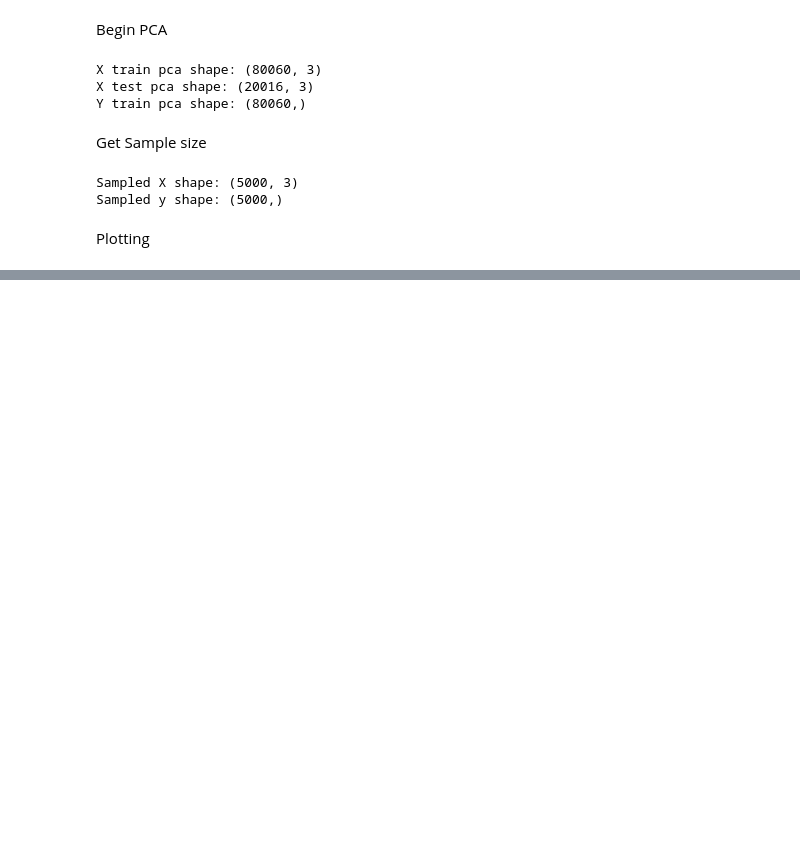
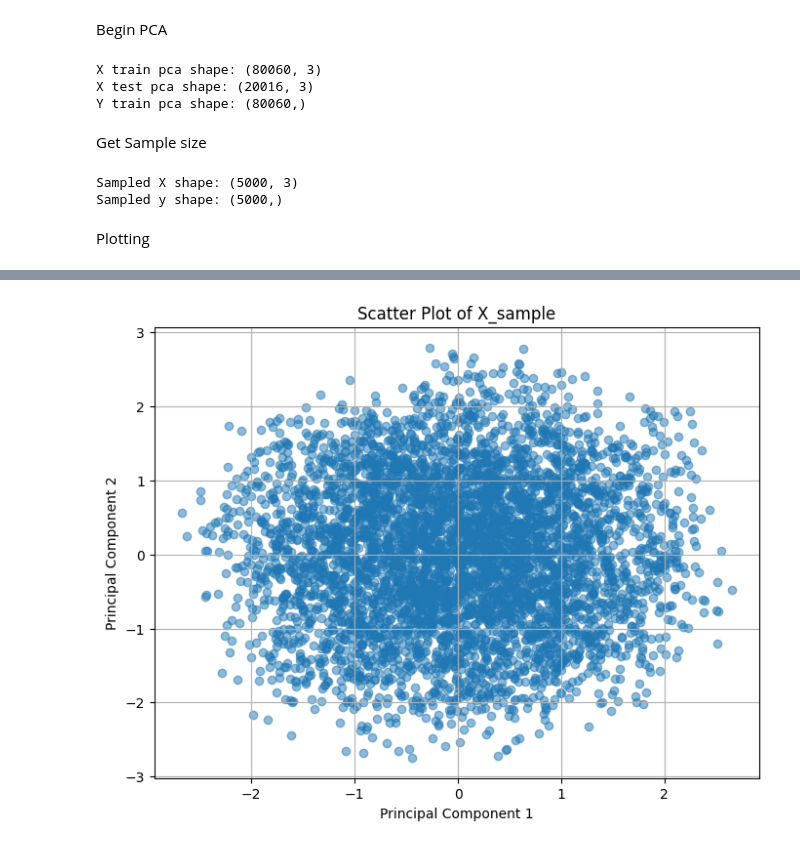
Before and after one commit to snaseem8/airline_delay_prediction, a Jupyter notebook: WeatherDataProcessing.ipynb, the cells around one changed output, grey strips where cells are left out. Saved outputs shown, nothing was run; the diff lists cells and outputs as text; code cells hidden in the pictures; blank space fills up the shorter version.

```diff
--- a/WeatherDataProcessing.ipynb
+++ b/WeatherDataProcessing.ipynb
@@ -138,0 +140,13 @@ pca.visualize(X=X_sample, y=y_sample, fig_title="Weather PCA Projection")
+# %%
+import matplotlib.pyplot as plt
+
+# Assuming X_sample is a NumPy array with shape (n_samples, 2)
+plt.figure(figsize=(8, 6))
+plt.scatter(X_sample[:, 0], X_sample[:, 1], alpha=0.5)
+plt.title('Scatter Plot of X_sample')
+plt.xlabel('Principal Component 1')
+plt.ylabel('Principal Component 2')
+plt.grid(True)
+plt.show()
+# %% [output]
+[figure, added]
```
Also changed, not shown: parts of 4 cells of this notebook.
